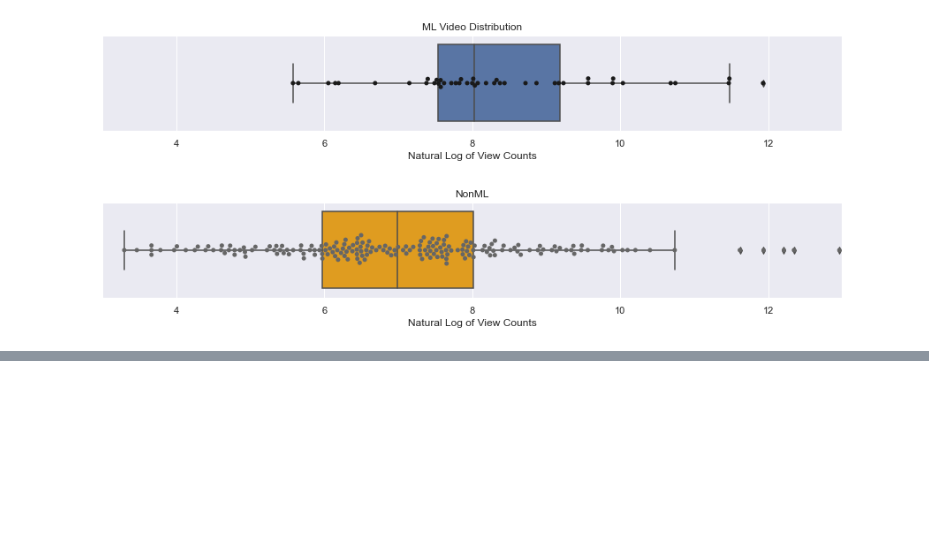
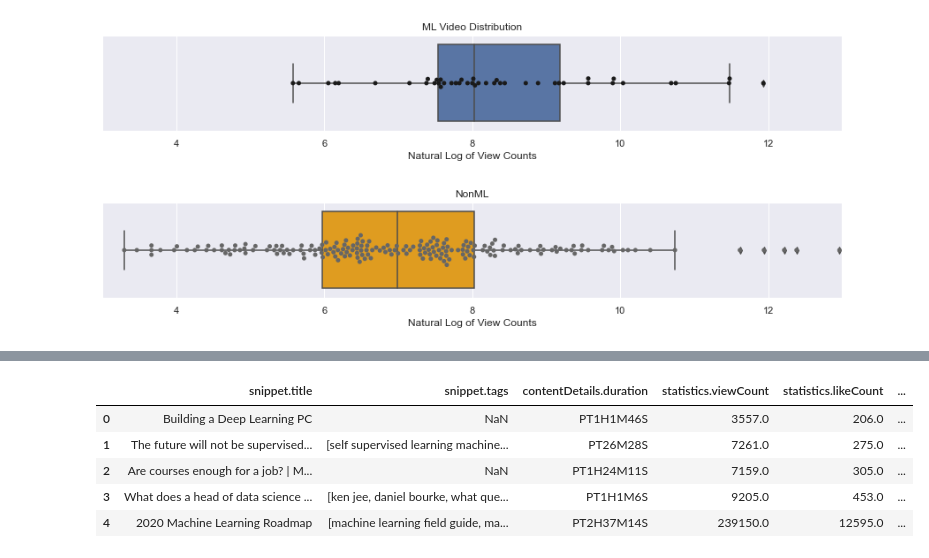
Before and after one commit to shivan-s/MrBourkeYoutubeStats, a Jupyter notebook: MrBourkeYoutubeStats.ipynb, the cells around one changed output, grey strips where cells are left out. Saved outputs shown, nothing was run; the diff lists cells and outputs as text; code cells hidden in the pictures; blank space fills up the shorter version.

```diff
--- a/MrBourkeYoutubeStats.ipynb
+++ b/MrBourkeYoutubeStats.ipynb
@@ -312,0 +356,9 @@ AttributeError: 'list' object has no attribute 'get'
+# %%
+df1.head()
+# %% [output]
+|  | snippet.title | snippet.tags | contentDetails.duration | statistics.viewCount | statistics.likeCount | ... |
+| 0 | Building a Deep Learning PC | NaN | PT1H1M46S | 3557.0 | 206.0 | ... |
+| 1 | The future will not be supervised... | [self supervised learning machine... | PT26M28S | 7261.0 | 275.0 | ... |
+| 2 | Are courses enough for a job? | M... | NaN | PT1H24M11S | 7159.0 | 305.0 | ... |
+| 3 | What does a head of data science ... | [ken jee, daniel bourke, what que... | PT1H1M6S | 9205.0 | 453.0 | ... |
+| 4 | 2020 Machine Learning Roadmap | [machine learning field guide, ma... | PT2H37M14S | 239150.0 | 12595.0 | ... |
```
Also changed, not shown: parts of 28 cells of this notebook, 1 other file.
